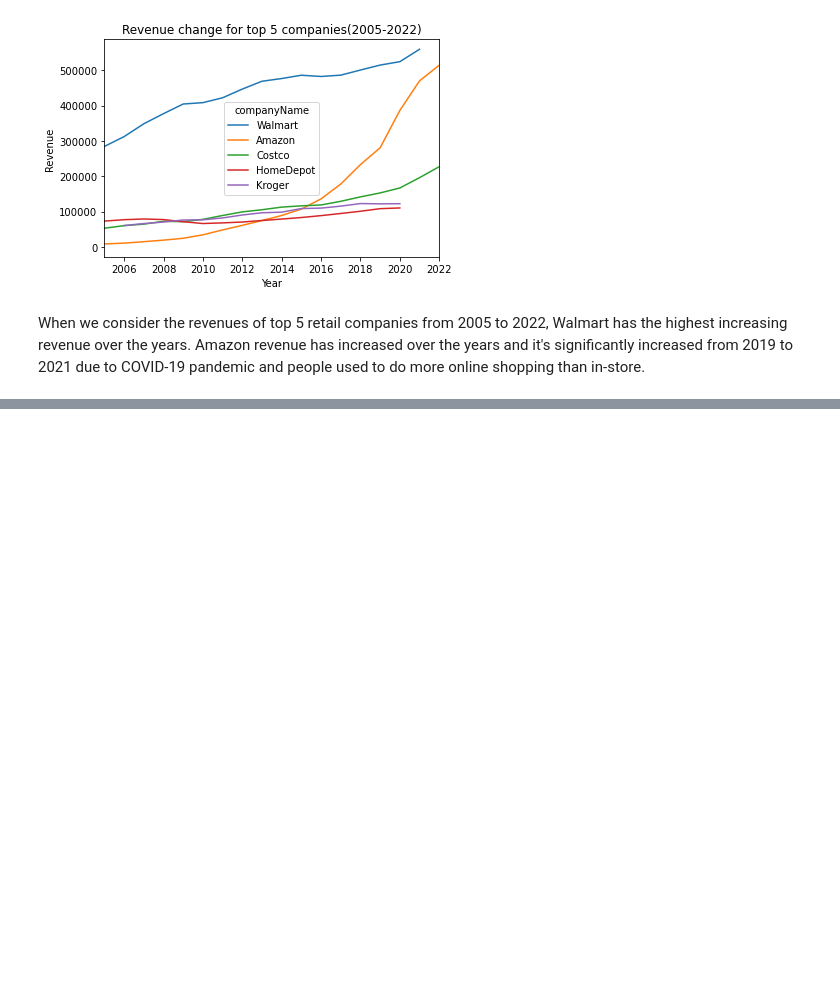
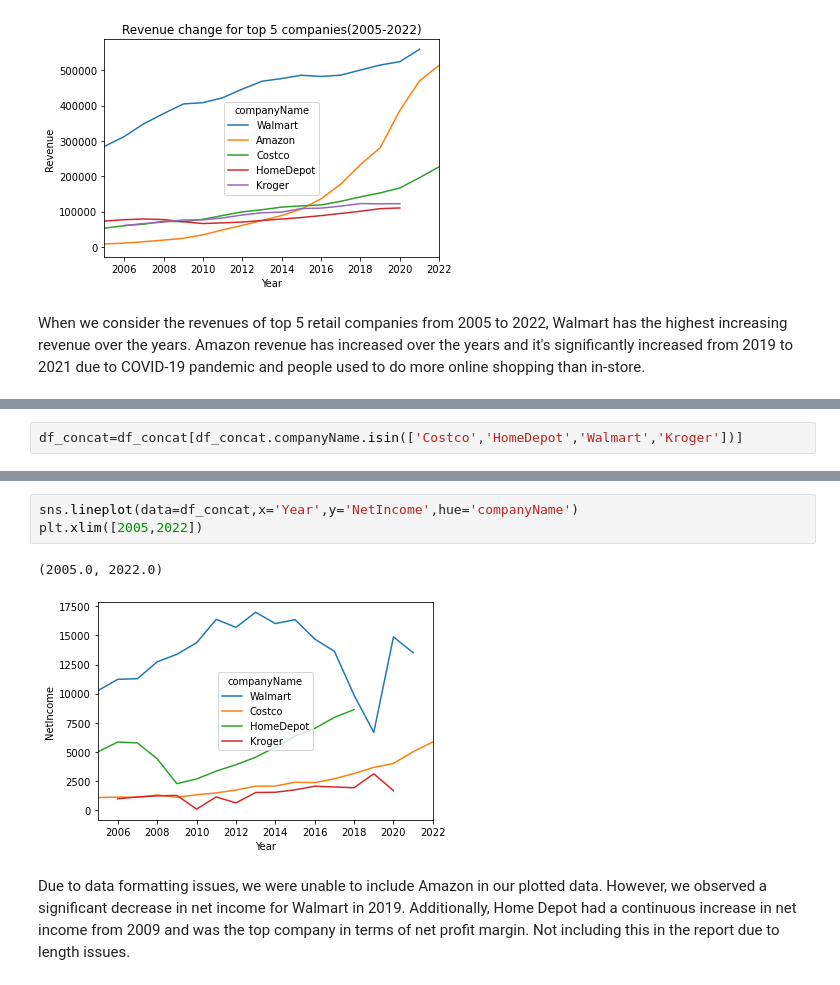
Before and after one commit to aswani848/6830project3, a Jupyter notebook: 6830Project3-1.ipynb, the cells around one changed output, grey strips where cells are left out. Saved outputs shown, nothing was run; the diff lists cells and outputs as text; blank space fills up the shorter version.

```diff
--- a/6830Project3-1.ipynb
+++ b/6830Project3-1.ipynb
@@ -424,0 +427,2 @@ Amazon revenue has increased over the years and it's significantly increased fro
+# %%
+df_concat=df_concat[df_concat.companyName.isin(['Costco','HomeDepot','Walmart','Kroger'])]
@@ -424,0 +445,8 @@ Amazon revenue has increased over the years and it's significantly increased fro
+# %%
+sns.lineplot(data=df_concat,x='Year',y='NetIncome',hue='companyName')
+plt.xlim([2005,2022])
+# %% [output]
+(2005.0, 2022.0)
+[figure, added]
+# %% [markdown]
+Due to data formatting issues, we were unable to include Amazon in our plotted data. However, we observed a significant decrease in net income for Walmart in 2019. Additionally, Home Depot had a continuous increase in net income from 2009 and was the top company in terms of net profit margin. Not including this in the report due to length issues.
```
Also changed, not shown: parts of 2 cells of this notebook.
